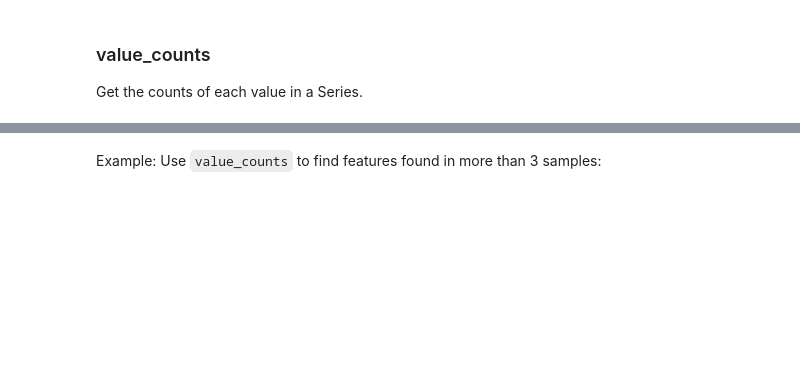
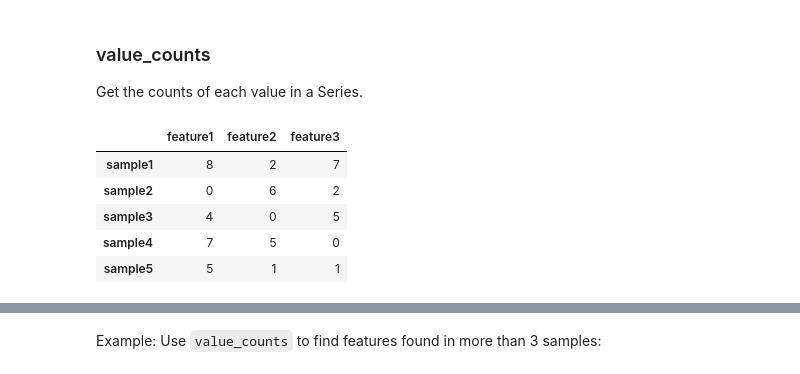
Before and after one commit to bvanelli/python-for-data-analysis, a Jupyter notebook: lessons/lesson09.ipynb, the cells around one changed output, grey strips where cells are left out. Drawn from its saved outputs; the diff is of its cells as text; code cells hidden in the pictures; blank space fills up the shorter version.

```diff
--- a/lessons/lesson09.ipynb
+++ b/lessons/lesson09.ipynb
@@ -865,6 +896,15 @@ df_store_product_by_quartal.unstack(level=0)
 ### value_counts
 
 Get the counts of each value in a Series.
+# %%
+df2
+# %% [output]
+|  | feature1 | feature2 | feature3 |
+| sample1 | 8 | 2 | 7 |
+| sample2 | 0 | 6 | 2 |
+| sample3 | 4 | 0 | 5 |
+| sample4 | 7 | 5 | 0 |
+| sample5 | 5 | 1 | 1 |
 # %%
 df2.feature1.value_counts()
 # %% [output]
```
Also changed, not shown: parts of 14 cells of this notebook.
